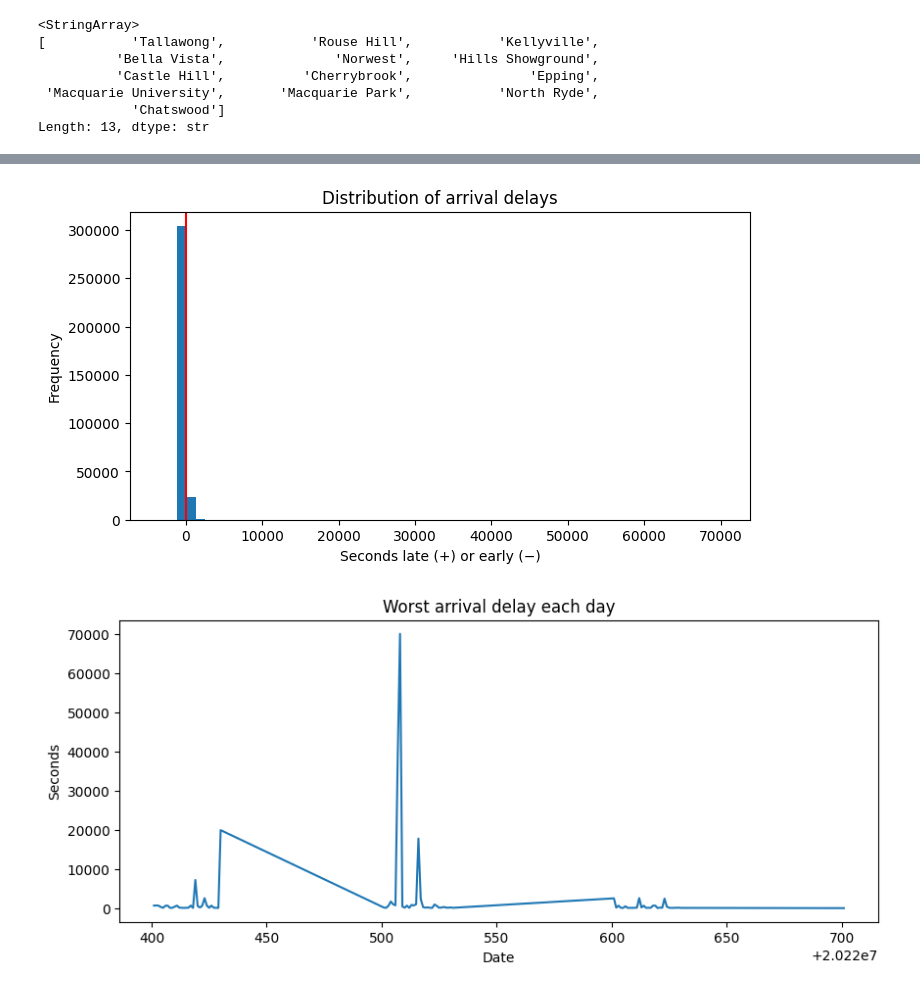
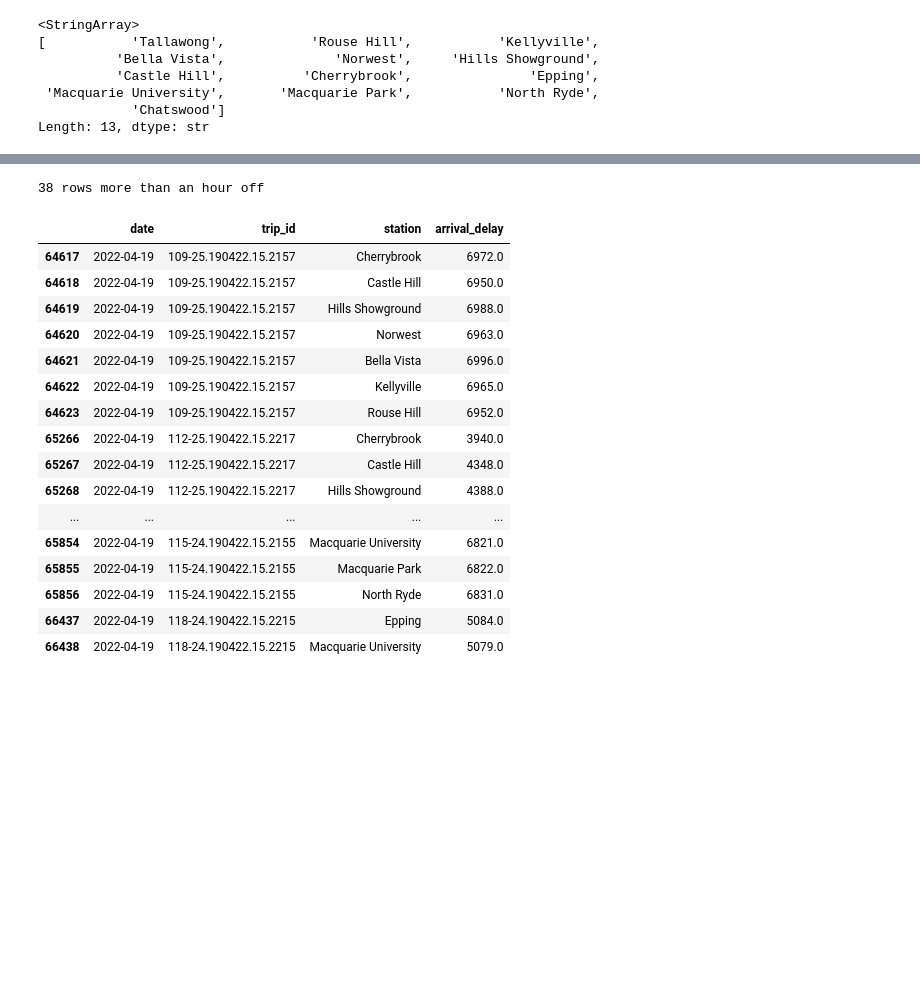
Before and after one commit to mannix-ung/sydney-metro-time, a Jupyter notebook: table.ipynb, the cells around one changed output, grey strips where cells are left out. Saved outputs shown, nothing was run; the diff lists cells and outputs as text; code cells hidden in the pictures; blank space fills up the shorter version.

```diff
--- a/table.ipynb
+++ b/table.ipynb
@@ -38,28 +41,7 @@ df["station"].unique()       # should list the 13 stations, Tallawong to Chatswo
             'Chatswood']
 Length: 13, dtype: str
 # %%
-# 1. Average arrival delay by hour
-fig, ax = plt.subplots(figsize=(10, 4))
-df.groupby("hour")["arrival_delay"].mean().plot(kind="bar", ax=ax)
-ax.set(title="Average arrival delay by hour", xlabel="Hour of day", ylabel="Seconds (negative = early)")
-plt.show()
-
-# 2. Average dwell time by station
-fig, ax = plt.subplots(figsize=(8, 5))
-df.groupby("station")["dwell"].mean().sort_values().plot(kind="barh", ax=ax)
-ax.set(title="Average dwell time by station", xlabel="Seconds at platform")
-plt.show()
-
-# 3. How delays are spread out
-fig, ax = plt.subplots(figsize=(8, 4))
-df["arrival_delay"].plot(kind="hist", bins=60, ax=ax)
-ax.axvline(0, color="red")            # red line = exactly on time
-ax.set(title="Distribution of arrival delays", xlabel="Seconds late (+) or early (−)")
-plt.show()
-
-# 4. Worst delay each day: spot the disruption days
-fig, ax = plt.subplots(figsize=(10, 4))
-df.groupby("service_date")["arrival_delay"].max().plot(ax=ax)
-ax.set(title="Worst arrival delay each day", xlabel="Date", ylabel="Seconds")
-plt.show()
+weird = df[df["arrival_delay"].abs() > 3600]
+print(len(weird), "rows more than an hour off")
+weird[["date", "trip_id", "station", "arrival_delay"]].head(20)
 # %% [output]
@@ -68,2 +48,18 @@ plt.show()
-[figure, removed]
-[figure, removed]
+38 rows more than an hour off
+|  | date | trip_id | station | arrival_delay |
+| 64617 | 2022-04-19 | 109-25.190422.15.2157 | Cherrybrook | 6972.0 |
+| 64618 | 2022-04-19 | 109-25.190422.15.2157 | Castle Hill | 6950.0 |
+| 64619 | 2022-04-19 | 109-25.190422.15.2157 | Hills Showground | 6988.0 |
+| 64620 | 2022-04-19 | 109-25.190422.15.2157 | Norwest | 6963.0 |
+| 64621 | 2022-04-19 | 109-25.190422.15.2157 | Bella Vista | 6996.0 |
+| 64622 | 2022-04-19 | 109-25.190422.15.2157 | Kellyville | 6965.0 |
+| 64623 | 2022-04-19 | 109-25.190422.15.2157 | Rouse Hill | 6952.0 |
+| 65266 | 2022-04-19 | 112-25.190422.15.2217 | Cherrybrook | 3940.0 |
+| 65267 | 2022-04-19 | 112-25.190422.15.2217 | Castle Hill | 4348.0 |
+| 65268 | 2022-04-19 | 112-25.190422.15.2217 | Hills Showground | 4388.0 |
+| ... | ... | ... | ... | ... |
+| 65854 | 2022-04-19 | 115-24.190422.15.2155 | Macquarie University | 6821.0 |
+| 65855 | 2022-04-19 | 115-24.190422.15.2155 | Macquarie Park | 6822.0 |
+| 65856 | 2022-04-19 | 115-24.190422.15.2155 | North Ryde | 6831.0 |
+| 66437 | 2022-04-19 | 118-24.190422.15.2215 | Epping | 5084.0 |
+| 66438 | 2022-04-19 | 118-24.190422.15.2215 | Macquarie University | 5079.0 |
```
Also changed, not shown: parts of 10 cells of this notebook, 2 other files.
